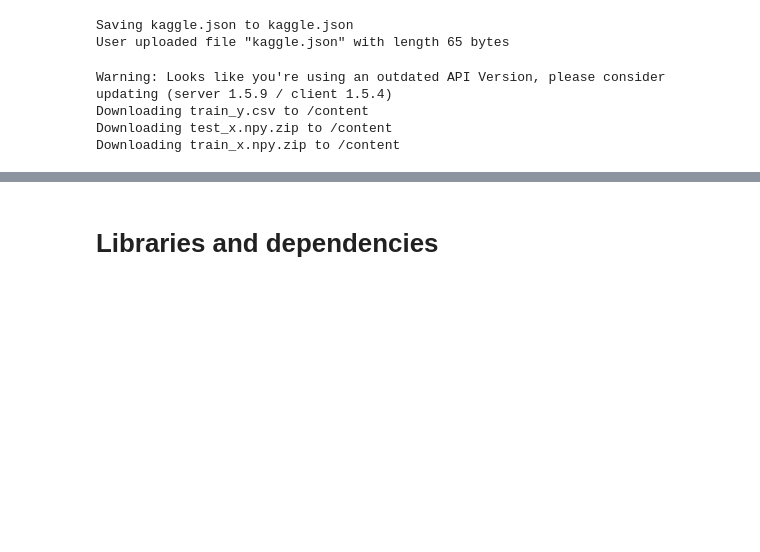
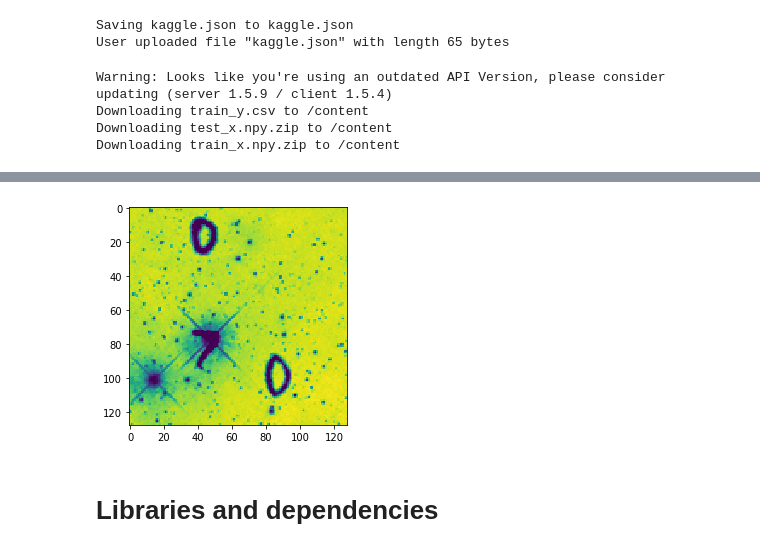
Before and after one commit to rickyychen/MNIST_Max-digits, a Jupyter notebook: Copy_of_MNIST_Max_digits.ipynb, the cells around one changed output, grey strips where cells are left out. Drawn from its saved outputs; the diff is of its cells as text; code cells hidden in the pictures; blank space fills up the shorter version.

```diff
--- a/Copy_of_MNIST_Max_digits.ipynb
+++ b/Copy_of_MNIST_Max_digits.ipynb
@@ -63,4 +62,8 @@ show_image(train_images[0]) # 0 is the index of the training image you want to d
 [figure]
+# %%
+show_image(train_images[1])
+# %% [output]
+[figure, added]
 # %% [markdown]
 # Libraries and dependencies
 # %% [markdown]
```
Also changed, not shown: parts of 13 cells of this notebook.
